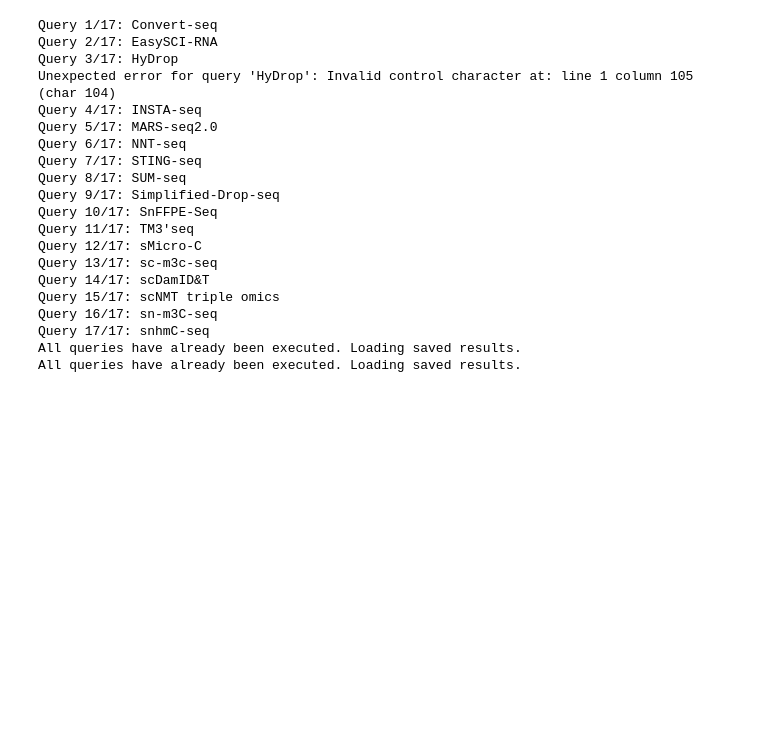
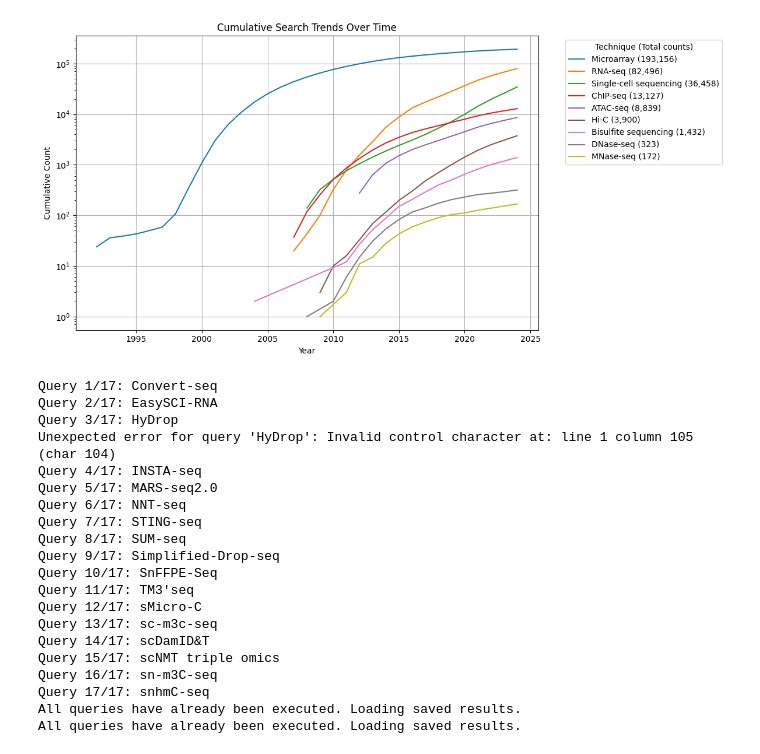
Before and after one commit to fderop/phd_thesis, a Jupyter notebook: ipynb/pub.ipynb, the cells around one changed output. Cells and saved outputs as stored; diff of their text form; code cells hidden in the pictures; blank space fills up the shorter version.

```diff
--- a/ipynb/pub.ipynb
+++ b/ipynb/pub.ipynb
@@ -1,3 +92,60 @@
+# %%
+import os
+import pandas as pd
+import matplotlib.pyplot as plt
+import seaborn as sns
+import numpy as np
+
+input_dir = "./pubmed"
+merged_output_file = os.path.join(input_dir, "pubmed_merged.csv")
+df = pd.read_csv(merged_output_file).set_index("Year")
+
+df.drop(columns=["Genome", "ChIP-on-chip", "Sanger sequencing", "Sequencing", "Single-cell", "WGS"], inplace=True)
+
+# Combine RRBS and WGBS into "Bisulfite sequencing"
+df["Bisulfite sequencing"] = df["RRBS"] + df["WGBS"]
+df.drop(columns=["RRBS", "WGBS"], inplace=True)
+
+df.index = df.index.astype(int)
+df = df.sort_index()
+
+# Set NaN for years where the search term didn't exist
+df.loc[df.index < 2007, "RNA-seq"] = np.nan
+df.loc[df.index < 2012, "ATAC-seq"] = np.nan
+df.loc[df.index < 2007, "ChIP-seq"] = np.nan
+df.loc[df.index < 2008, "Single-cell sequencing"] = np.nan
+df.loc[df.index < 2009, "Hi-C"] = np.nan
+
+# Compute cumulative sum per column
+df = df.cumsum().reset_index()
+
+df_long = df.melt(id_vars="Year", var_name="Search Query", value_name="Count")
+
+df_long = df_long[(df_long["Year"] >= 1990) & (df_long["Year"] < 2025)]
+
+# Calculate final cumulative sum for each search query
+final_cumsum = df.iloc[-1].drop("Year").astype(int)  # Take last row, remove Year, convert to int
+
+# Update labels to include cumulative sum instead of max value per year
+df_long["Search Query"] = df_long["Search Query"].map(lambda x: f"{x} ({final_cumsum[x]:,})")
+
+order = final_cumsum.sort_values(ascending=False).index.tolist()
+
+plt.figure(figsize=(12, 6))
+sns.lineplot(data=df_long, x="Year", y="Count", hue="Search Query", hue_order=[f"{q} ({final_cumsum[q]:,})" for q in order])
+
+plt.yscale("log")
+
+plt.xlabel("Year")
+plt.ylabel("Cumulative Count")
+plt.title("Cumulative Search Trends Over Time")
+plt.legend(title="Technique (Total counts)", bbox_to_anchor=(1.05, 1), loc="upper left")
+plt.grid(True)
+
+plt.tight_layout()
+plt.show()
+# %% [output]
+[figure, added]
 # %%
 from pymed import PubMed
 import pandas as pd
```
Also changed, not shown: parts of 7 cells of this notebook, 18 other files.
